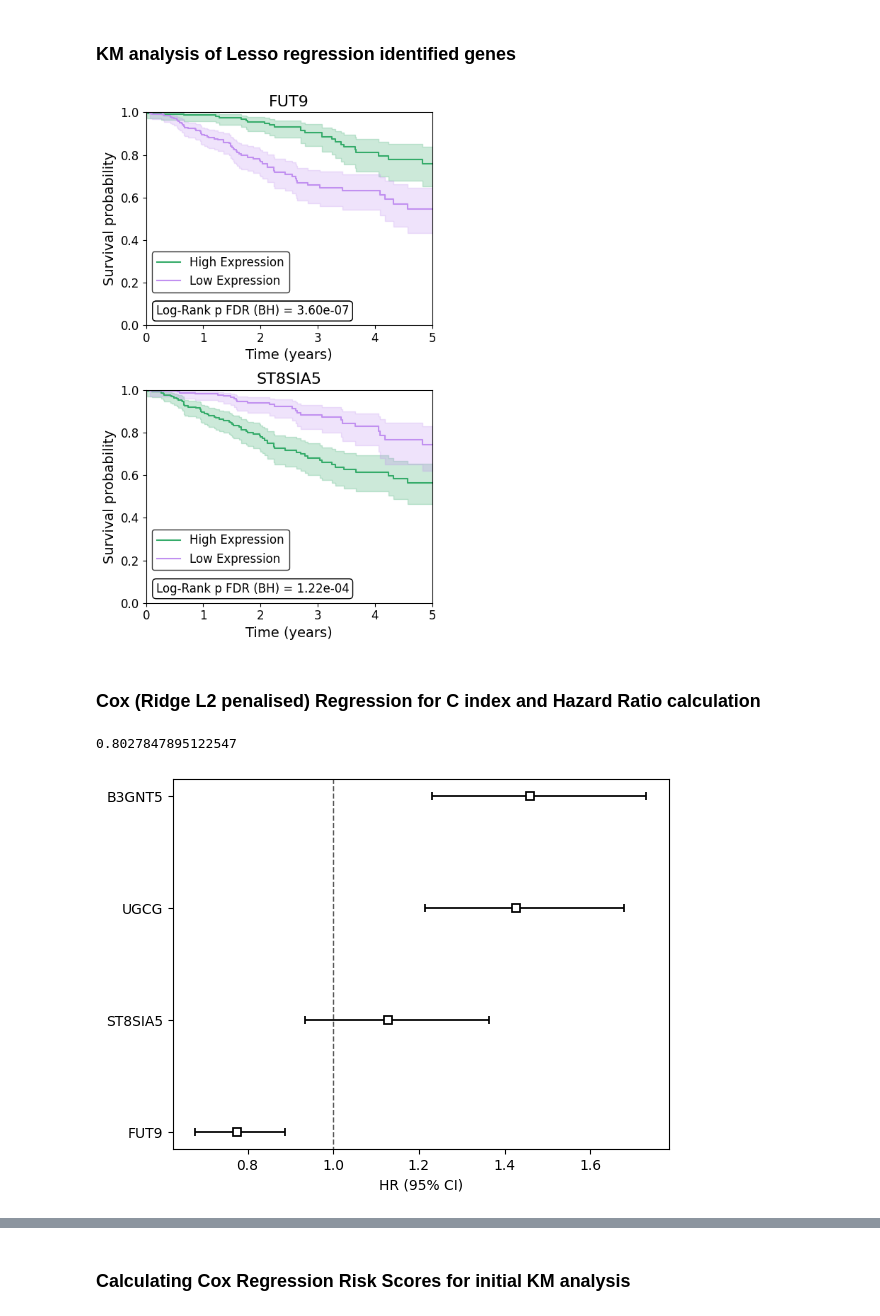
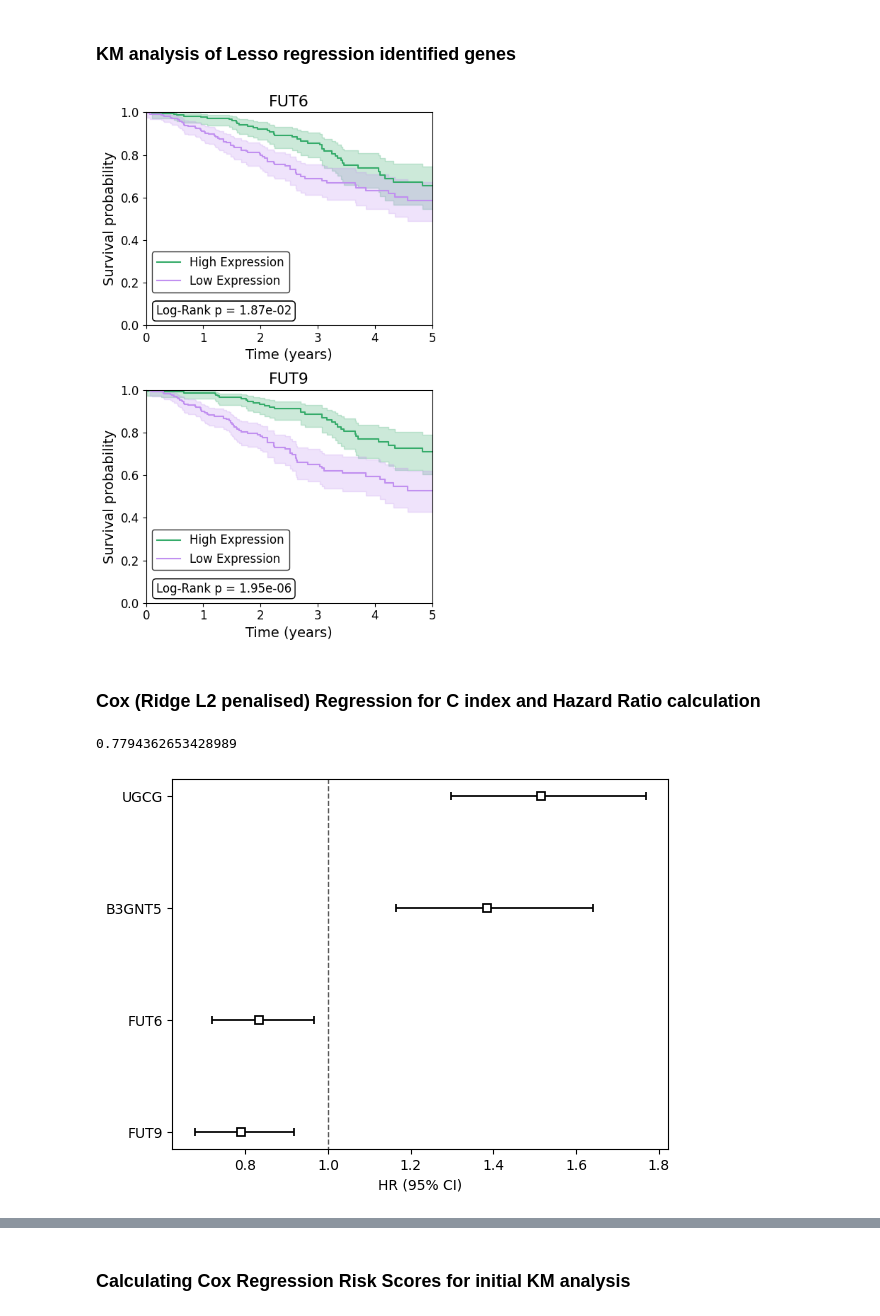
Before and after one commit to JackWJW/LGG_Prognosis_Prediction, a Jupyter notebook: Survival_Analysis_Notebook.ipynb, the cells around one changed output, grey strips where cells are left out. Drawn from its saved outputs; the diff is of its cells as text; code cells hidden in the pictures.

```diff
--- a/Survival_Analysis_Notebook.ipynb
+++ b/Survival_Analysis_Notebook.ipynb
@@ -134,5 +70,4 @@ df_KM = df_TCGA_cancer.drop(columns=['sample',
 # %%
-df_KM_LGG = df_KM[df_KM["primary disease or tissue"] == "Brain Lower Grade Glioma"]
-df_KM_LGG = df_KM_LGG.drop(columns=["DFI", "DFI.time","OS","OS.time","PFI","PFI.time","primary disease or tissue"]).dropna().copy()
+df_KM_LGG = pd.read_csv("./TCGA_Data/TCGA_LGG.csv").set_index('sample').dropna()
 df_KM_LGG.head()
 # %% [output]
@@ -146,10 +82,10 @@ df_KM_LGG.head()
 # %% [markdown]
 3. Lasso Regression to identify genes of interest
 # %%
-X = df_KM_LGG.drop(columns=["DSS","DSS.time"])
+X = df_KM_LGG.drop(columns=["OS","OS.time"])
 X = StandardScaler().fit_transform(X)
 
-y = Surv.from_arrays(event=df_KM_LGG["DSS"].astype(bool), time=df_KM_LGG["DSS.time"].astype(float))
+y = Surv.from_arrays(event=df_KM_LGG["OS"].astype(bool), time=df_KM_LGG["OS.time"].astype(float))
 # %%
 import numpy as np
 import pandas as pd
@@ -172,7 +108,7 @@ warnings.simplefilter("ignore", FitFailedWarning)
 # y: Surv.from_arrays(event=..., time=...)
 coxpath = make_pipeline(
     StandardScaler(),
-    CoxnetSurvivalAnalysis(l1_ratio=1.0, alpha_min_ratio=0.01, max_iter=100)
+    CoxnetSurvivalAnalysis(l1_ratio=0.5, alpha_min_ratio=0.01, max_iter=100)
 )
 coxpath.fit(X, y)
 
@@ -371,8 +307,7 @@ selected_genes = plot_coef_path_pub(
 # %% [markdown]
 ### KM analysis of Lesso regression identified genes
 # %%
-genes_of_interest = ["FUT9","ST8SIA5"]
-cancer_of_interest = "Brain Lower Grade Glioma"
+genes_of_interest = ["FUT6","FUT9"]
 
 fig, axs = plt.subplots(nrows=2, ncols=1, figsize=(5, 8))
 logrank_ps = []
@@ -385,65 +320,64 @@ for idx, gene_of_interest in enumerate(genes_of_interest):
     df_Expn_Class["Expression Class"] = df_Expn_Class[gene_of_interest].apply(Expn_class)
     df_Expn_Class = df_Expn_Class.dropna()
     df_Expn_Class["Expression_Class_Num"] = df_Expn_Class["Expression Class"].map({"Low": 0, "High": 1})
-    df_cox = df_Expn_Class[["DSS.time", "DSS", "Expression_Class_Num"]]
+    df_cox = df_Expn_Class[["OS.time", "OS", "Expression_Class_Num"]]
 
     high = df_Expn_Class[df_Expn_Class["Expression Class"] == "High"]
     low  = df_Expn_Class[df_Expn_Class["Expression Class"] == "Low"]
     lr_res = logrank_test(
-        high["DSS.time"], low["DSS.time"],
-        event_observed_A=high["DSS"], event_observed_B=low["DSS"]
+        high["OS.time"], low["OS.time"],
+        event_observed_A=high["OS"], event_observed_B=low["OS"]
     )
     p_val = lr_res.p_value
     logrank_ps.append(p_val)
 
     kmf = KaplanMeierFitter()
     colours = ["#35AB6A", "#C190F0"]
 
     ax = axs[idx]  # Select the subplot axis
     for i, (cluster, group_df) in enumerate(df_Expn_Class.groupby("Expression Class")):
-        kmf.fit(group_df["DSS.time"] / 365, event_observed=group_df["DSS"], label=f"{cluster} Expression")
+        kmf.fit(group_df["OS.time"] / 365, event_observed=group_df["OS"], label=f"{cluster} Expression")
         kmf.plot_survival_function(ax=ax, color=colours[i])
 
     ax.set_title(f"{gene_of_interest}", fontsize=16)
     ax.set_xlim(0, 5)
     ax.set_ylim(0.0,1)
     ax.set_ylabel("Survival probability", fontsize=14)
     ax.tick_params(axis='both', labelsize=12)
     ax.set_xlabel("Time (years)",fontsize=14)
-
-    fdr_vals = multipletests(logrank_ps, method="fdr_bh")[1]
-    for ax, fdr in zip(axs, fdr_vals):
+    p_vals = logrank_ps
+    for ax, p in zip(axs, p_vals):
         ax.text(
             0.035, 0.05,
-            f"Log-Rank p FDR (BH) = {fdr:.2e}",
+            f"Log-Rank p = {p:.2e}",
             transform=ax.transAxes,
             fontsize=12,
             bbox=dict(boxstyle="round", facecolor="white",edgecolor='black')
         )
 
     ax.legend(fontsize=12, title_fontsize=12, loc = 'center left',bbox_to_anchor=(0,0.25),edgecolor='black')
 
 plt.tight_layout()
 plt.show()
 # %% [output]
-[figure, old version]
+[figure, new version]
 # %% [markdown]
 ### Cox (Ridge L2 penalised) Regression for C index and Hazard Ratio calculation
 # %%
-genes_of_interest = ["B3GNT5", "UGCG", "FUT9","ST8SIA5"]
-genes_df = df_KM_LGG[["DSS","DSS.time"]+genes_of_interest].copy()
+genes_of_interest = ["B3GNT5", "UGCG", "FUT9","FUT6"]
+genes_df = df_KM_LGG[["OS","OS.time"]+genes_of_interest].copy()
 genes_df[genes_of_interest] = StandardScaler().fit_transform(genes_df[genes_of_interest])
 
 cph = CoxPHFitter(penalizer=best_alpha, l1_ratio=0.0)
-cph.fit(genes_df,duration_col="DSS.time",event_col="DSS",robust=True)
+cph.fit(genes_df,duration_col="OS.time",event_col="OS",robust=True)
 
 cindex = cph.concordance_index_
 
 print(cindex)
 ax = cph.plot(hazard_ratios=True)
 # %% [output]
-0.8027847895122547
+0.7794362653428989
-[figure, old version]
+[figure, new version]
 # %%
 summary = cph.summary.reset_index().rename(columns={'index': 'Gene'})
 hr_df = summary.rename(columns={
```
Also changed, not shown: parts of 14 cells of this notebook, 1 other file.
